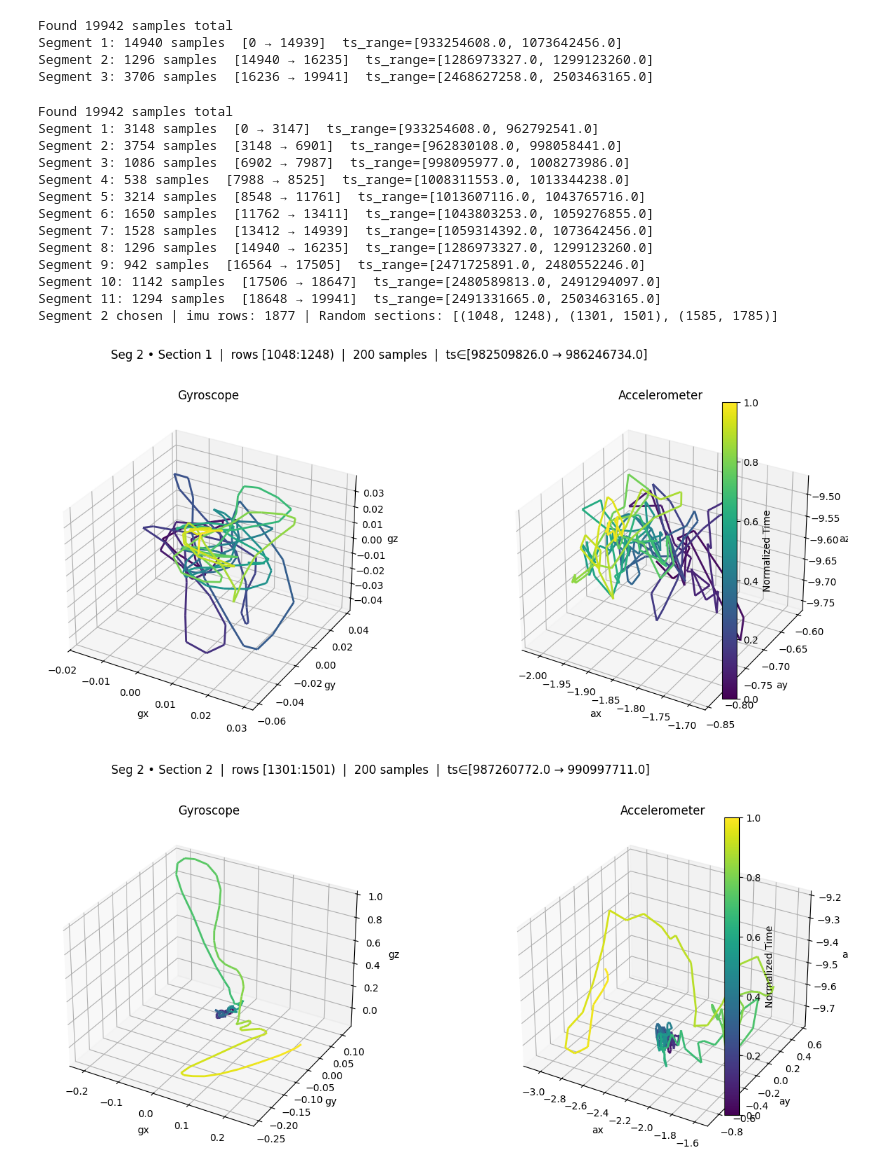
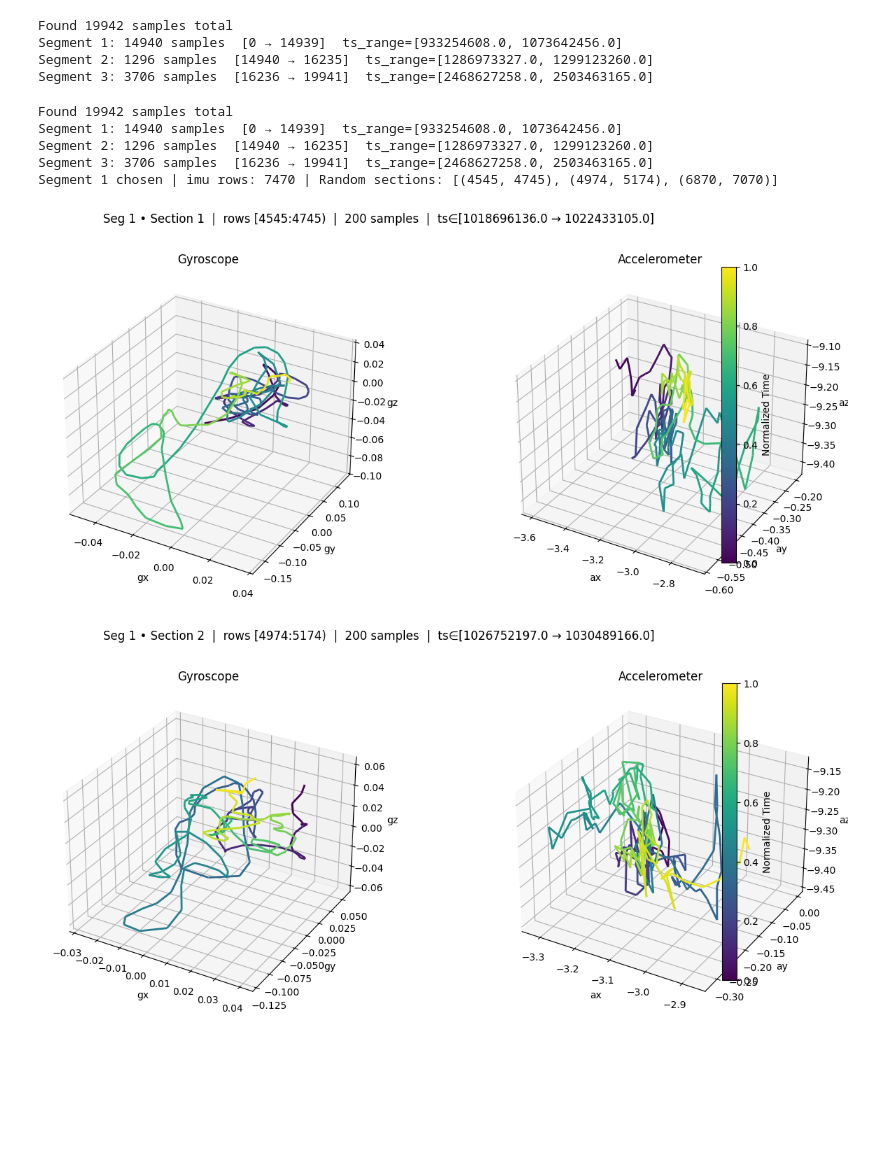
Before and after one commit to omer2345/Multi-Horizon-IMU-predction, a Jupyter notebook: MultiHorizonPrediction.ipynb, the cells around one changed output. Cells and saved outputs as stored; diff of their text form; code cells hidden in the pictures; blank space fills up the shorter version.

```diff
--- a/MultiHorizonPrediction.ipynb
+++ b/MultiHorizonPrediction.ipynb
@@ -157,7 +157,7 @@ CSV_PATH = "/content/drive/MyDrive/Colab Notebooks/epsilon_52Hz/MayaRec1.csv"  #
 WINDOW = 200
 N_SECTIONS = 3
 SEED = 7
-GAP_US = 35_000   # 35 ms tolerance between rows when splitting segments
+GAP_US = 40_000   # 35 ms tolerance between rows when splitting segments
 MERGE_TOL_US = 1000  # acc↔gyro merge tolerance (1 ms)
 
 # 1) Load + split into contiguous segments (your new function)
@@ -230,44 +230,36 @@ def plot_gyro_acc_3d_section(df, s, e, title):
     ax2 = fig.add_subplot(1, 2, 2, projection='3d')
 
     lc_g = _make_lc(seg['gyro_x'], seg['gyro_y'], seg['gyro_z'], tnorm)
     ax1.add_collection3d(lc_g)
     ax1.set_title("Gyroscope"); ax1.set_xlabel('gx'); ax1.set_ylabel('gy'); ax1.set_zlabel('gz')
     ax1.auto_scale_xyz(seg['gyro_x'], seg['gyro_y'], seg['gyro_z'])
 
     lc_a = _make_lc(seg['acc_x'], seg['acc_y'], seg['acc_z'], tnorm)
     ax2.add_collection3d(lc_a)
     ax2.set_title("Accelerometer"); ax2.set_xlabel('ax'); ax2.set_ylabel('ay'); ax2.set_zlabel('az')
     ax2.auto_scale_xyz(seg['acc_x'], seg['acc_y'], seg['acc_z'])
 
     cbar = fig.colorbar(lc_g, ax=[ax1, ax2], pad=0.05, fraction=0.03)
     cbar.set_label('Normalized Time')
     fig.suptitle(title, y=1.02)
     plt.tight_layout()
     plt.show()
 
 # 3) Pick random non-overlapping windows from this segment and plot
 spans = take_random_windows_no_overlap(len(imu), WINDOW, N_SECTIONS, seed=SEED)
 print(f"Segment {seg_idx+1} chosen | imu rows: {len(imu)} | Random sections: {spans}")
 
 for i, (s, e) in enumerate(spans, 1):
     t0, t1 = imu.loc[s, 'timestamp'], imu.loc[e-1, 'timestamp']
     plot_gyro_acc_3d_section(
         imu, s, e,
         title=f"Seg {seg_idx+1} • Section {i}  |  rows [{s}:{e})  |  {WINDOW} samples  |  ts∈[{t0} → {t1}]"
     )
 # %% [output]
 Found 19942 samples total
-Segment 1: 3148 samples  [0 → 3147]  ts_range=[933254608.0, 962792541.0]
-Segment 2: 3754 samples  [3148 → 6901]  ts_range=[962830108.0, 998058441.0]
-Segment 3: 1086 samples  [6902 → 7987]  ts_range=[998095977.0, 1008273986.0]
-Segment 4: 538 samples  [7988 → 8525]  ts_range=[1008311553.0, 1013344238.0]
-Segment 5: 3214 samples  [8548 → 11761]  ts_range=[1013607116.0, 1043765716.0]
-Segment 6: 1650 samples  [11762 → 13411]  ts_range=[1043803253.0, 1059276855.0]
-Segment 7: 1528 samples  [13412 → 14939]  ts_range=[1059314392.0, 1073642456.0]
-Segment 8: 1296 samples  [14940 → 16235]  ts_range=[1286973327.0, 1299123260.0]
-Segment 9: 942 samples  [16564 → 17505]  ts_range=[2471725891.0, 2480552246.0]
-Segment 10: 1142 samples  [17506 → 18647]  ts_range=[2480589813.0, 2491294097.0]
-Segment 11: 1294 samples  [18648 → 19941]  ts_range=[2491331665.0, 2503463165.0]
-Segment 2 chosen | imu rows: 1877 | Random sections: [(1048, 1248), (1301, 1501), (1585, 1785)]
+Segment 1: 14940 samples  [0 → 14939]  ts_range=[933254608.0, 1073642456.0]
+Segment 2: 1296 samples  [14940 → 16235]  ts_range=[1286973327.0, 1299123260.0]
+Segment 3: 3706 samples  [16236 → 19941]  ts_range=[2468627258.0, 2503463165.0]
+Segment 1 chosen | imu rows: 7470 | Random sections: [(4545, 4745), (4974, 5174), (6870, 7070)]
-[figure, old version]
+[figure, new version]
-[figure, old version]
+[figure, new version]
```
Also changed, not shown: parts of 20 cells of this notebook.
